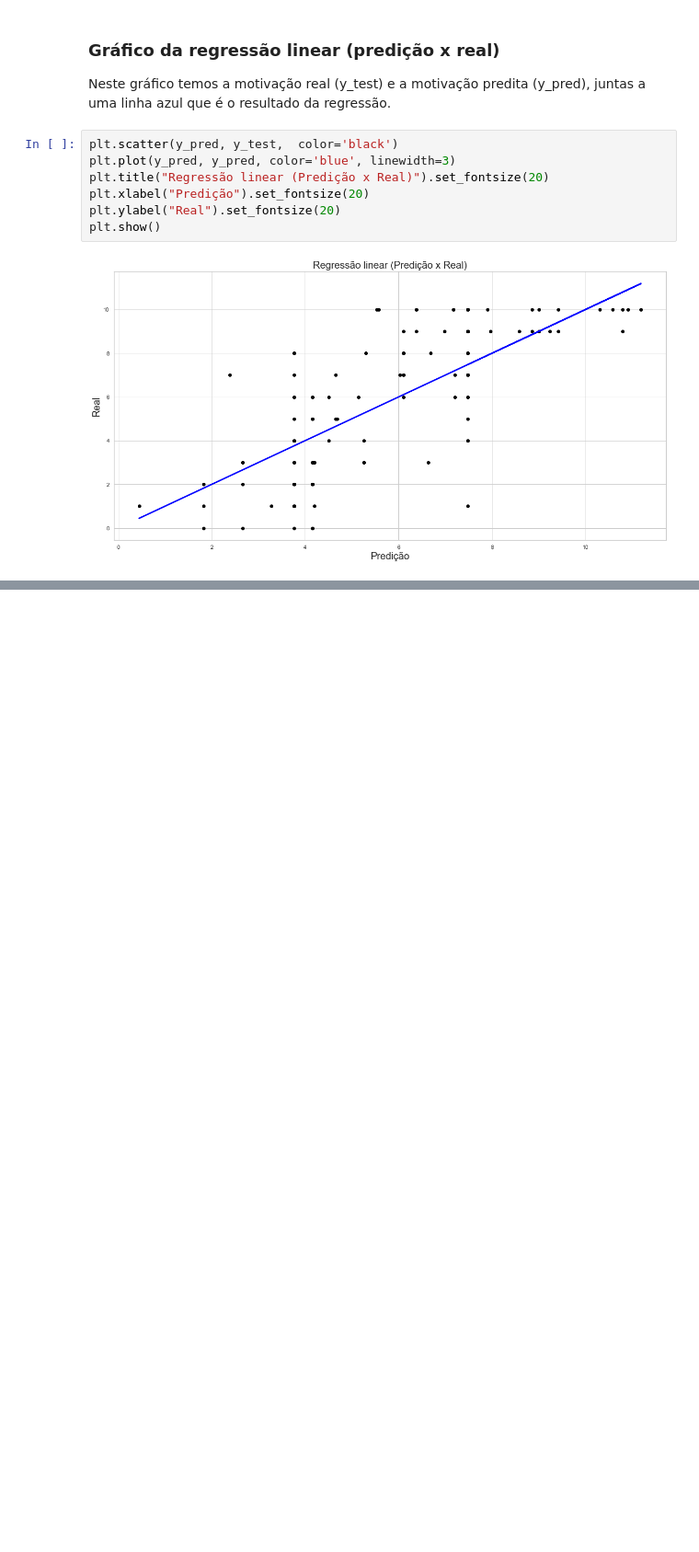
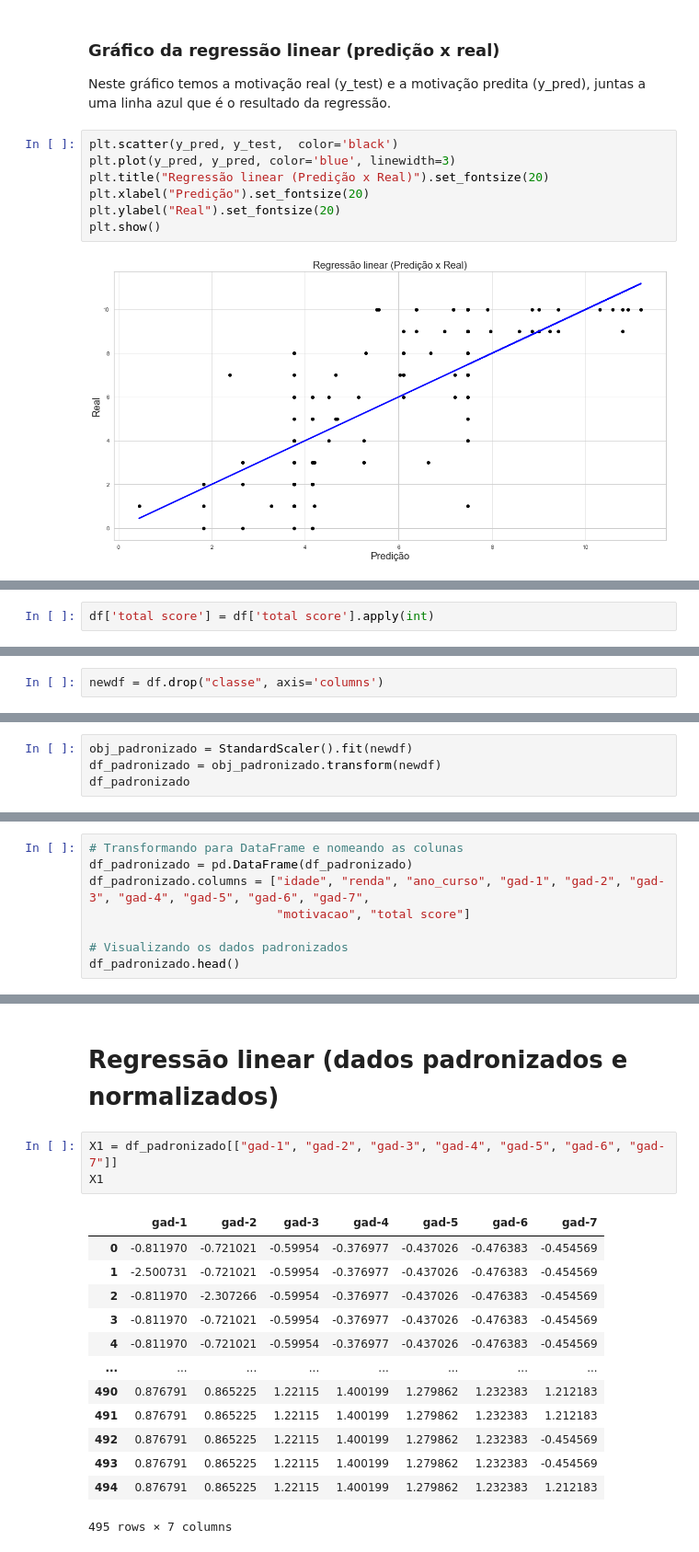
Before and after one commit to andretakeo/Projeto2_03-2023, a Jupyter notebook: Projeto #02.ipynb, the cells around one changed output, grey strips where cells are left out. Shown: that part at 92% size. Saved outputs shown, nothing was run; the diff lists cells and outputs as text; blank space fills up the shorter version.

Commit message:
Correções e regressão padronizado/normalizado

```diff
--- a/Projeto #02.ipynb
+++ b/Projeto #02.ipynb
@@ -583,0 +474,2 @@ plt.show()
+# %%
+df['total score'] = df['total score'].apply(int)
@@ -583,0 +481,2 @@ plt.show()
+# %%
+newdf = df.drop("classe", axis='columns')
@@ -583,0 +485,4 @@ plt.show()
+# %%
+obj_padronizado = StandardScaler().fit(newdf)
+df_padronizado = obj_padronizado.transform(newdf)
+df_padronizado
@@ -583,0 +512,8 @@ plt.show()
+# %%
+# Transformando para DataFrame e nomeando as colunas
+df_padronizado = pd.DataFrame(df_padronizado)
+df_padronizado.columns = ["idade", "renda", "ano_curso", "gad-1", "gad-2", "gad-3", "gad-4", "gad-5", "gad-6", "gad-7",
+                          "motivacao", "total score"]
+
+# Visualizando os dados padronizados
+df_padronizado.head()
@@ -583,0 +562,19 @@ plt.show()
+# %% [markdown]
+# Regressão linear (dados padronizados e normalizados)
+# %%
+X1 = df_padronizado[["gad-1", "gad-2", "gad-3", "gad-4", "gad-5", "gad-6", "gad-7"]]
+X1
+# %% [output]
+|  | gad-1 | gad-2 | gad-3 | gad-4 | gad-5 | gad-6 | gad-7 |
+| 0 | -0.811970 | -0.721021 | -0.59954 | -0.376977 | -0.437026 | -0.476383 | -0.454569 |
+| 1 | -2.500731 | -0.721021 | -0.59954 | -0.376977 | -0.437026 | -0.476383 | -0.454569 |
+| 2 | -0.811970 | -2.307266 | -0.59954 | -0.376977 | -0.437026 | -0.476383 | -0.454569 |
+| 3 | -0.811970 | -0.721021 | -0.59954 | -0.376977 | -0.437026 | -0.476383 | -0.454569 |
+| 4 | -0.811970 | -0.721021 | -0.59954 | -0.376977 | -0.437026 | -0.476383 | -0.454569 |
+| ... | ... | ... | ... | ... | ... | ... | ... |
+| 490 | 0.876791 | 0.865225 | 1.22115 | 1.400199 | 1.279862 | 1.232383 | 1.212183 |
+| 491 | 0.876791 | 0.865225 | 1.22115 | 1.400199 | 1.279862 | 1.232383 | 1.212183 |
+| 492 | 0.876791 | 0.865225 | 1.22115 | 1.400199 | 1.279862 | 1.232383 | -0.454569 |
+| 493 | 0.876791 | 0.865225 | 1.22115 | 1.400199 | 1.279862 | 1.232383 | -0.454569 |
+| 494 | 0.876791 | 0.865225 | 1.22115 | 1.400199 | 1.279862 | 1.232383 | 1.212183 |
+495 rows × 7 columns
```
Also changed, not shown: parts of 44 cells of this notebook.
